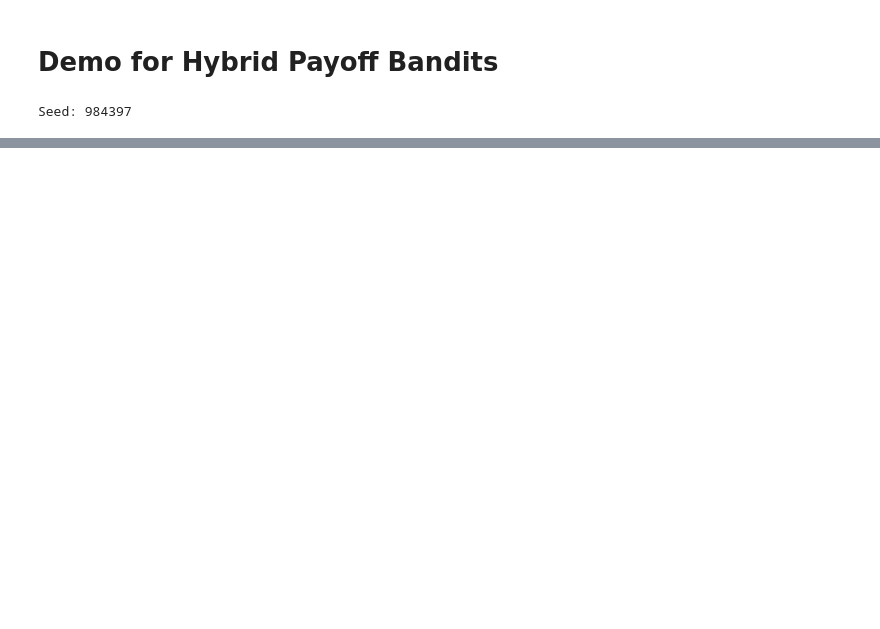
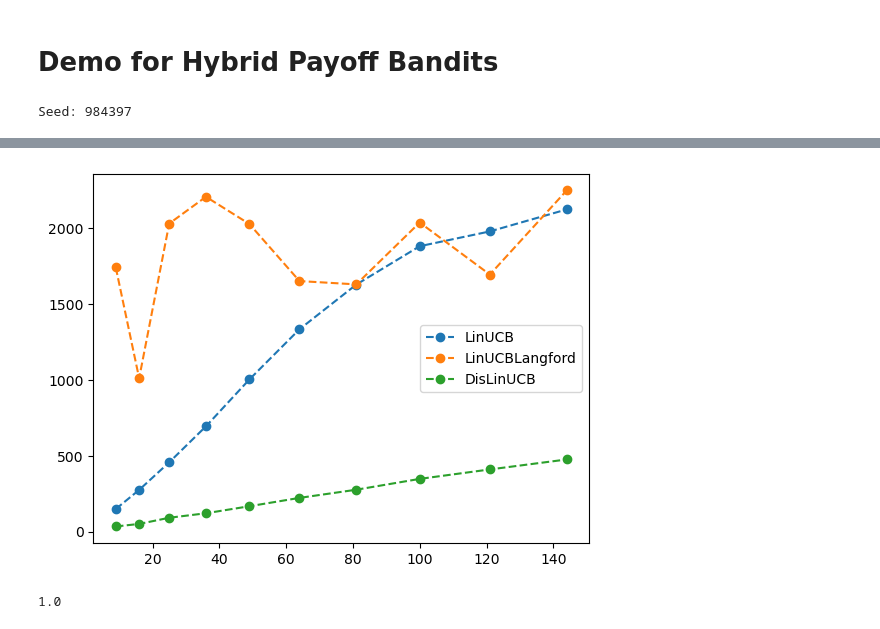
Before and after one commit to nirjhar-das/HyPay_Bandits, a Jupyter notebook: demo.ipynb, the cells around one changed output, grey strips where cells are left out. Cells and saved outputs as stored; diff of their text form; code cells hidden in the pictures; blank space fills up the shorter version.

```diff
--- a/demo.ipynb
+++ b/demo.ipynb
@@ -399,0 +401,18 @@ plt.show()
+# %%
+# Define Environment Configuration
+
+config = {}
+config['seed'] = 984397                 #np.random.randint(1098321) # Uncomment the random seed generator for random instances
+print('Seed:', config['seed'])
+config['model_type'] = 'Linear'
+config['horizon_length'] = 3000       # Number of time steps T
+config['num_context'] = 10              # Context set size
+config['theta_dim'] = 5                 # Dimension of theta d
+config['beta_dim'] = 5                  # Dimension of beta k
+config['theta_norm'] = 0.0              # Max norm of theta M
+config['beta_norm'] = 1.0               # Max norm of beta_i's N
+config['x_norm'] = 1.0                  # Max norm of x
+config['z_norm'] = 1.0                  # Max norm of z
+config['subgaussian'] = 0.01             # Subgaussianity of noise
+config['is_easy'] = True                # Flag for whether the instance is easy (large suboptimality gap)
+env_name = 'Testbench'                  # Name of the simulation
@@ -399,0 +421,17 @@ plt.show()
+# %%
+L_arr = [9, 16, 25, 36, 49, 64, 81, 100, 121, 144]
+#L_arr = [9, 16]
+num_trials = 1
+T = 3000
+reg_arr = {'LinUCB': [], 'LinUCBLangford': [], 'DisLinUCB': []}
+reg_std_arr = {'LinUCB': [], 'LinUCBLangford': [], 'DisLinUCB': []}
+
+for L in L_arr:
+    config['num_labels'] = L
+    env = HybridBandits(env_name, config)
+    print('Running L=', L)
+    rewards, regrets, ls = multi_simulation(num_trials, algo_dict, env, T, display)
+    result_dict = create_result_dict(rewards, regrets)
+    for k in result_dict.keys():
+        reg_arr[k].append(result_dict[k]['mean_regret'][-1])
+        reg_std_arr[k].append(result_dict[k]['std_regret'][-1])
@@ -399,0 +459,13 @@ plt.show()
+# %%
+for k in result_dict.keys():
+    plt.plot(L_arr, reg_arr[k], '--o', label=k)
+
+plt.legend()
+plt.show()
+# %% [output]
+[figure, added]
+# %%
+x = np.ones(shape=1)
+np.dot(2*x[:-1]/np.linalg.norm(x[:-1]), np.array([])) + 1
+# %% [output]
+1.0
```
Also changed, not shown: parts of 16 cells of this notebook, 2 other files.
